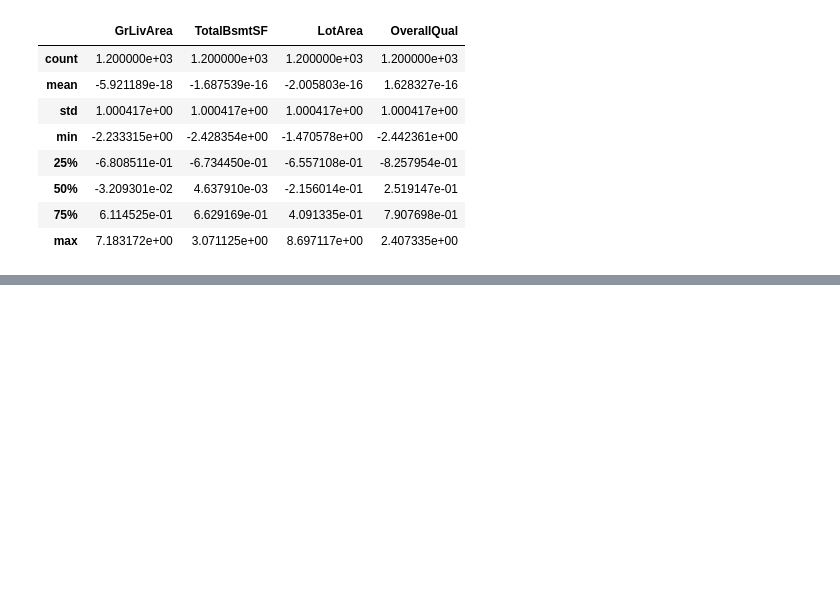
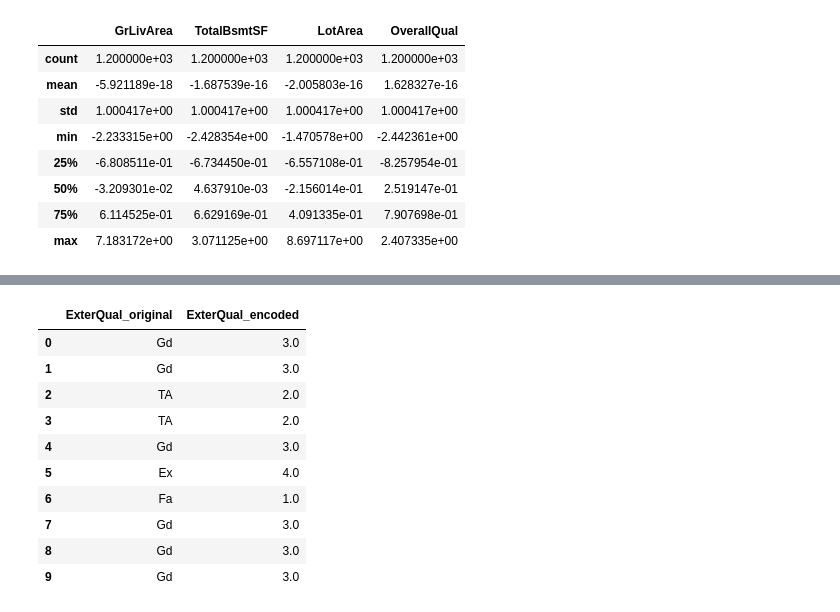
Before and after one commit to Rohitghosh14/Ames_House_price, a Jupyter notebook: notebooks/01_eda_basics.ipynb, the cells around one changed output, grey strips where cells are left out. Cells and saved outputs as stored; diff of their text form; code cells hidden in the pictures; blank space fills up the shorter version.

```diff
--- a/notebooks/01_eda_basics.ipynb
+++ b/notebooks/01_eda_basics.ipynb
@@ -250,0 +270,12 @@ df_scaled[cols_to_scale].describe()
+# %%
+from sklearn.preprocessing import OrdinalEncoder
+
+quality_order = ["Po","Fa","TA","Gd","Ex"]
+
+encoder = OrdinalEncoder(categories = [quality_order,quality_order,quality_order])
+
+df_encoded = df.copy()
+cols = ["ExterQual", "KitchenQual", "HeatingQC"]
+df_encoded[cols] = encoder.fit_transform(df[cols])
+
+df_encoded[cols].head()
@@ -250,0 +289,14 @@ df_scaled[cols_to_scale].describe()
+# %%
+df[["ExterQual"]].join(df_encoded[["ExterQual"]], lsuffix="_original", rsuffix="_encoded").head(10)
+# %% [output]
+|  | ExterQual_original | ExterQual_encoded |
+| 0 | Gd | 3.0 |
+| 1 | Gd | 3.0 |
+| 2 | TA | 2.0 |
+| 3 | TA | 2.0 |
+| 4 | Gd | 3.0 |
+| 5 | Ex | 4.0 |
+| 6 | Fa | 1.0 |
+| 7 | Gd | 3.0 |
+| 8 | Gd | 3.0 |
+| 9 | Gd | 3.0 |
```
Also changed, not shown: parts of 10 cells of this notebook.
